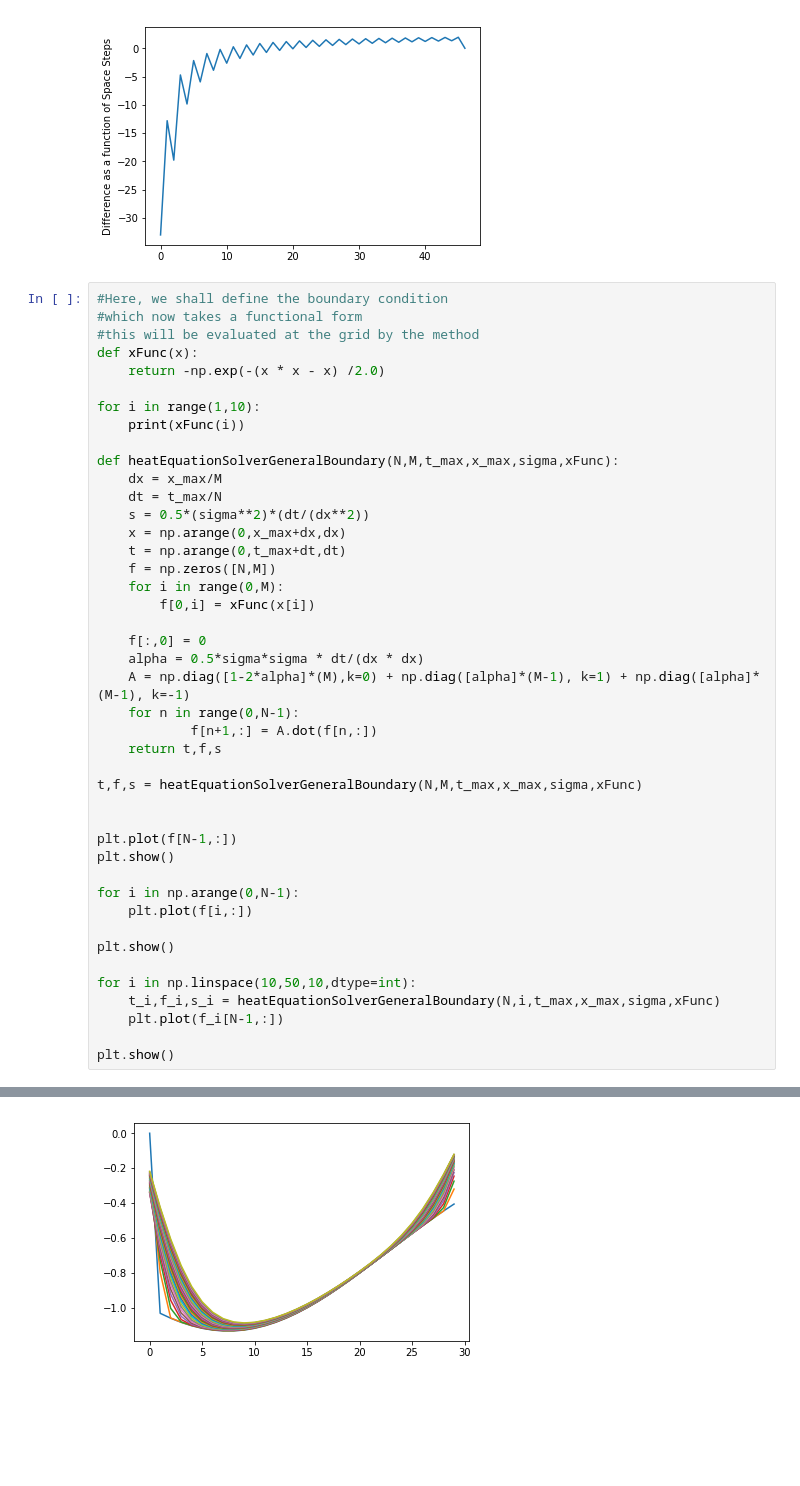
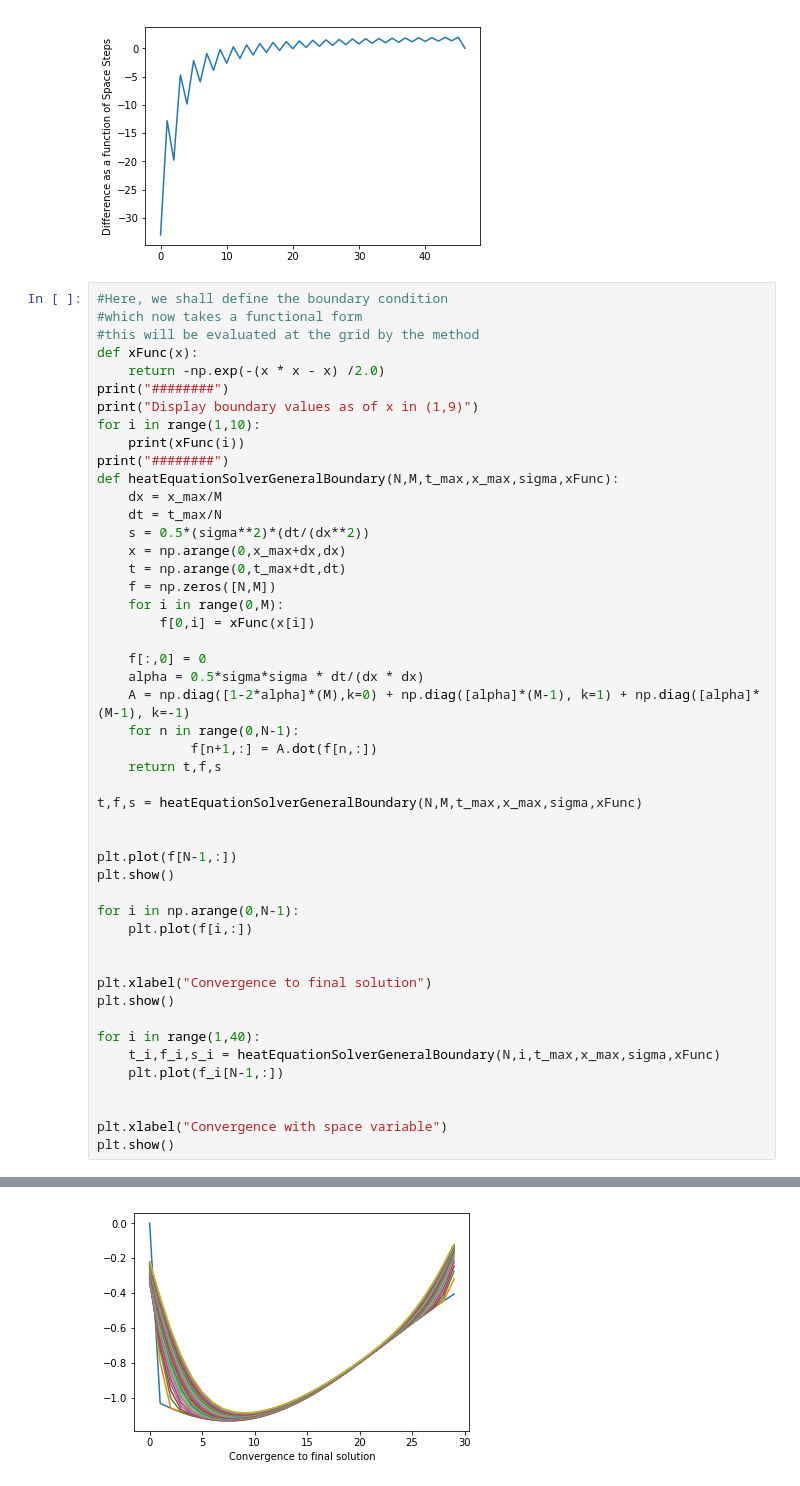
Before and after one commit to TopsyKret69/PythonNumericalMethods, a Jupyter notebook: iPython Lecture - Basic PDEs in Finance.ipynb, the cells around one changed output, grey strips where cells are left out. Cells and saved outputs as stored; diff of their text form; blank space fills up the shorter version.

Commit message:
fixing typos/bugs in the C-N methods. Adding some labels to the plots

```diff
--- a/iPython Lecture - Basic PDEs in Finance.ipynb
+++ b/iPython Lecture - Basic PDEs in Finance.ipynb
@@ -539,10 +522,11 @@ plt.show()
 #this will be evaluated at the grid by the method
 def xFunc(x):
     return -np.exp(-(x * x - x) /2.0)
-
+print("########")
+print("Display boundary values as of x in (1,9)")
 for i in range(1,10):
     print(xFunc(i))
-
+print("########")
 def heatEquationSolverGeneralBoundary(N,M,t_max,x_max,sigma,xFunc):
     dx = x_max/M
     dt = t_max/N
@@ -569,11 +553,15 @@ plt.show()
 for i in np.arange(0,N-1):
     plt.plot(f[i,:])
 
+
+plt.xlabel("Convergence to final solution")
 plt.show()
 
-for i in np.linspace(10,50,10,dtype=int):
+for i in range(1,40):
     t_i,f_i,s_i = heatEquationSolverGeneralBoundary(N,i,t_max,x_max,sigma,xFunc)
     plt.plot(f_i[N-1,:])
 
+
+plt.xlabel("Convergence with space variable")
 plt.show()
 # %% [output]
@@ -589,2 +580,2 @@ plt.show()
 [figure]
-[figure, old version]
+[figure, new version]
```
Also changed, not shown: parts of 4 cells of this notebook.
